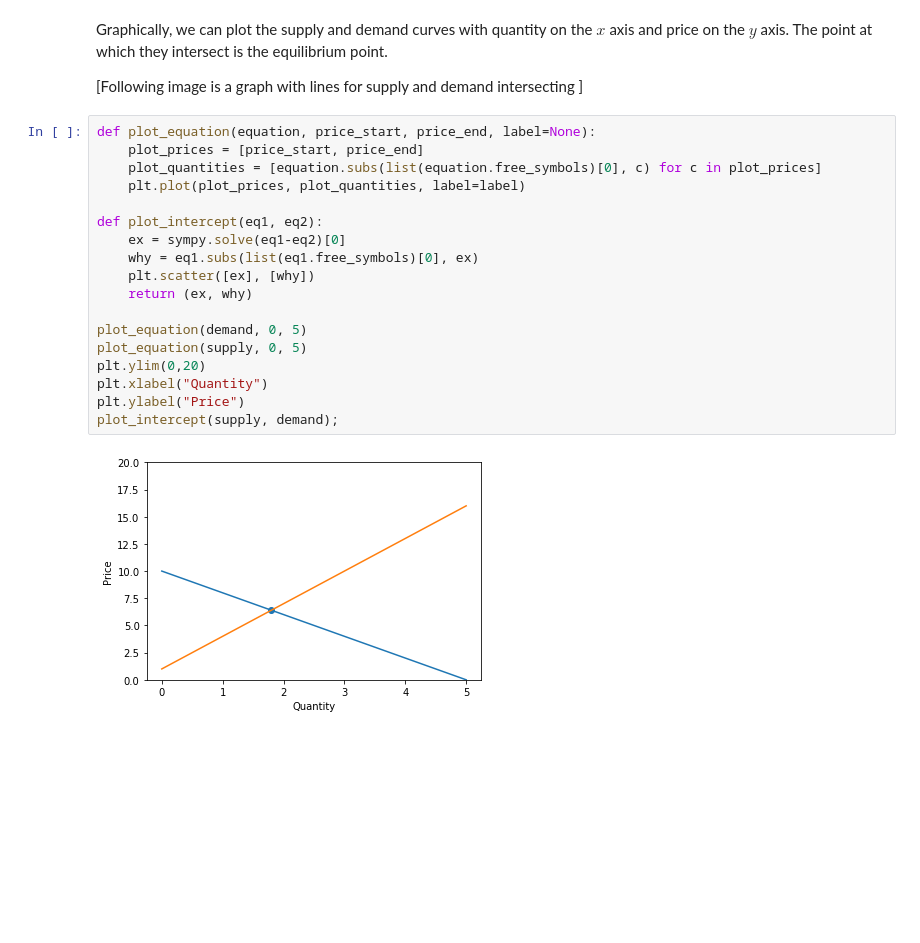
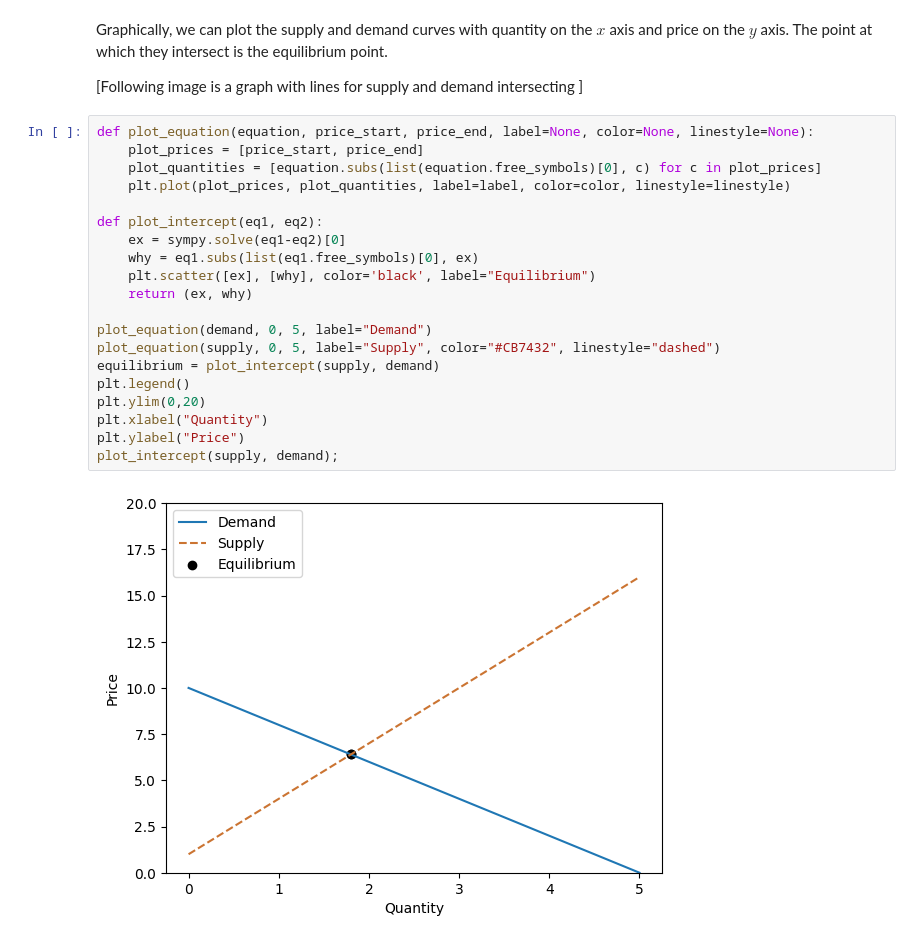
Before and after one commit to data-88e/textbook, a Jupyter notebook: content/02-supply/03-sympy.ipynb, the cells around one changed output. Cells and saved outputs as stored; diff of their text form; blank space fills up the shorter version.

Commit message:
More color adjustments

```diff
--- a/content/02-supply/03-sympy.ipynb
+++ b/content/02-supply/03-sympy.ipynb
@@ -103,22 +103,24 @@ Graphically, we can plot the supply and demand curves with quantity on the $x$ a
 
 [Following image is a graph with lines for supply and demand intersecting  ]
 # %%
-def plot_equation(equation, price_start, price_end, label=None):
+def plot_equation(equation, price_start, price_end, label=None, color=None, linestyle=None):
     plot_prices = [price_start, price_end]
     plot_quantities = [equation.subs(list(equation.free_symbols)[0], c) for c in plot_prices]
-    plt.plot(plot_prices, plot_quantities, label=label)
+    plt.plot(plot_prices, plot_quantities, label=label, color=color, linestyle=linestyle)
 
 def plot_intercept(eq1, eq2):
     ex = sympy.solve(eq1-eq2)[0]
     why = eq1.subs(list(eq1.free_symbols)[0], ex)
-    plt.scatter([ex], [why])
+    plt.scatter([ex], [why], color='black', label="Equilibrium")
     return (ex, why)
 
-plot_equation(demand, 0, 5)
-plot_equation(supply, 0, 5)
+plot_equation(demand, 0, 5, label="Demand")
+plot_equation(supply, 0, 5, label="Supply", color="#CB7432", linestyle="dashed")
+equilibrium = plot_intercept(supply, demand)
+plt.legend()
 plt.ylim(0,20)
 plt.xlabel("Quantity")
 plt.ylabel("Price")
 plot_intercept(supply, demand);
 # %% [output]
-[figure, old version]
+[figure, new version]
```
Also changed, not shown: parts of 10 cells of this notebook, 3 other files.
